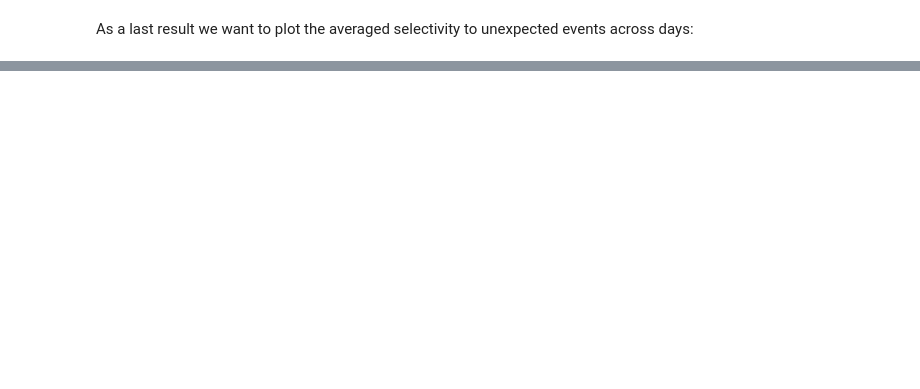
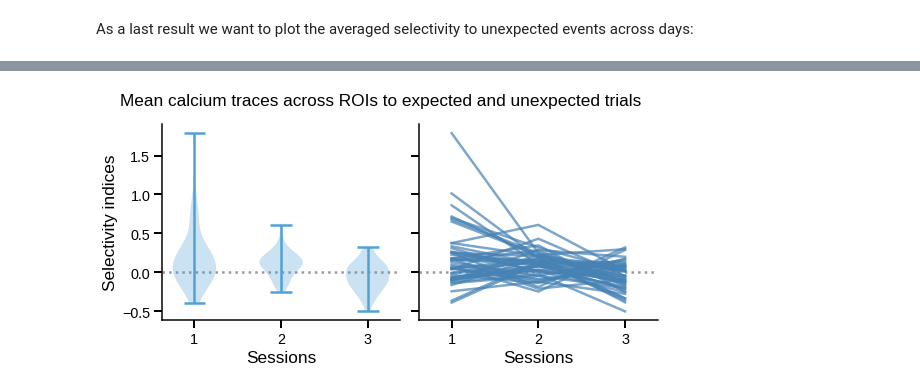
Before and after one commit to colleenjg/OpenScope_CA_Analysis, a Jupyter notebook: minihack/mini_hackhathon.ipynb, the cells around one changed output, grey strips where cells are left out. Saved outputs shown, nothing was run; the diff lists cells and outputs as text; code cells hidden in the pictures; blank space fills up the shorter version.

```diff
--- a/minihack/mini_hackhathon.ipynb
+++ b/minihack/mini_hackhathon.ipynb
@@ -225,0 +421,26 @@ for i, s in enumerate([selectivity1, selectivity2, selectivity3]):
+# %%
+def plot_selectivities(mouse_data, sess_ns=1):
+
+    if not isinstance(sess_ns, list):
+        sess_ns = [sess_ns]
+
+    fig, ax = plt.subplots(ncols=2, figsize=[8, 4], sharex=True, sharey=True)
+    fig.suptitle("Mean calcium traces across ROIs to expected and unexpected trials")
+
+    selectivities = []
+    for s, sess_n in enumerate(sess_ns):
+        sess_select = get_ROI_exp_unexp_selectivities(mouse_data, sess_n=sess_n)
+        selectivities.append(sess_select)
+
+    ax[0].violinplot(selectivities, sess_ns)
+    ax[1].plot(sess_ns, np.asarray(selectivities), color="steelblue", alpha=0.7)
+
+    ax[0].set_ylabel("Selectivity indices")
+    for sub_ax in ax.ravel():
+        sub_ax.axhline(y=0, color="k", alpha=0.4, ls=":", zorder=-5)
+        sub_ax.set_xticks(sess_ns)
+        sub_ax.set_xlabel("Sessions")
+# %%
+plot_selectivities(mouse_data, sess_ns=[1, 2, 3])
+# %% [output]
+[figure, added]
```
Also changed, not shown: parts of 60 cells of this notebook, 2 other files.
